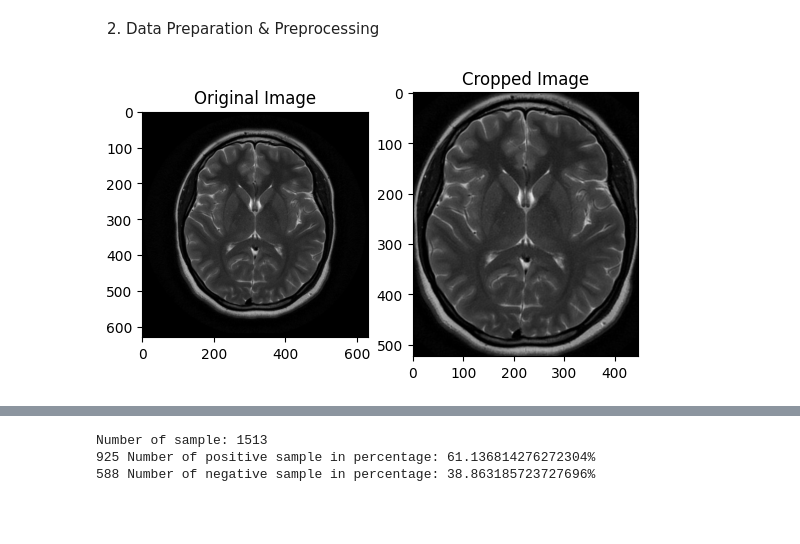
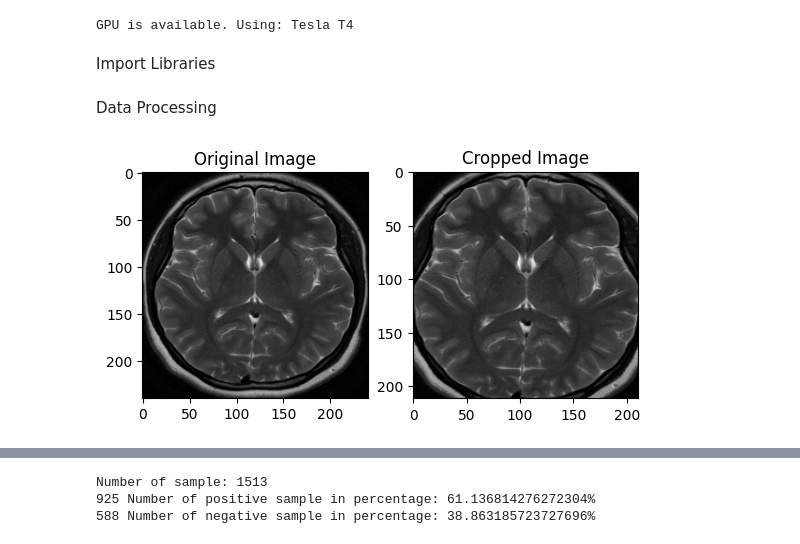
Before and after one commit to Duxst/Braindetectionmodel, a Jupyter notebook: TumorTrack.ipynb, the cells around one changed output, grey strips where cells are left out. Saved outputs shown, nothing was run; the diff lists cells and outputs as text; code cells hidden in the pictures; blank space fills up the shorter version.

```diff
--- a/TumorTrack.ipynb
+++ b/TumorTrack.ipynb
@@ -3,3 +3,17 @@
+# %%
+import torch
+
+# Check if GPU is available
+if torch.cuda.is_available():
+    device = torch.device('cuda')
+    print("GPU is available. Using:", torch.cuda.get_device_name(0))
+else:
+    device = torch.device('cpu')
+    print("GPU is not available. Using CPU.")
+# %% [output]
+GPU is available. Using: Tesla T4
+# %% [markdown]
+Import Libraries
 # %%
 # Import Necessary Modules
 import tensorflow as tf
@@ -17,8 +31,8 @@ import time
 from os import listdir
 import os
 import albumentations as A
-# %% [markdown]
-2. Data Preparation & Preprocessing
+# %% [markdown]
+Data Processing
 # %%
 # Function to crop the brain contour from the MRI images
 def crop_brain_contour(image, plot=False):
@@ -50,32 +64,32 @@ def crop_brain_contour(image, plot=False):
     extLeft = tuple(c[c[:, :, 0].argmin()][0])
     extRight = tuple(c[c[:, :, 0].argmax()][0])
     extTop = tuple(c[c[:, :, 1].argmin()][0])
     extBot = tuple(c[c[:, :, 1].argmax()][0])
 
     # Crop the image using the extreme points
     new_image = image[extTop[1]:extBot[1], extLeft[0]:extRight[0]]
 
     if plot:
         plt.figure()
         plt.subplot(1, 2, 1)
         plt.imshow(cv2.cvtColor(image, cv2.COLOR_BGR2RGB))
         plt.title('Original Image')
 
 
         plt.subplot(1, 2, 2)
         plt.imshow(cv2.cvtColor(new_image, cv2.COLOR_BGR2RGB))
         plt.title('Cropped Image')
 
         plt.show()
 
     return new_image
 
 # Example usage of the crop_brain_contour function
-image_path = 'C:\\Users\\Student\\Documents\\GitHub\\Braindetectionmodel\\data\\no\\1 no.jpeg'
+image_path = '/content/augmented_data/no/1 no.jpeg'
 if os.path.exists(image_path):
     ex_img = cv2.imread(image_path)
     ex_new_img = crop_brain_contour(ex_img, True)
 else:
     print(f"Image not found at path: {image_path}")
 # %% [output]
-[figure, old version]
+[figure, new version]
```
Also changed, not shown: parts of 10 cells of this notebook.
